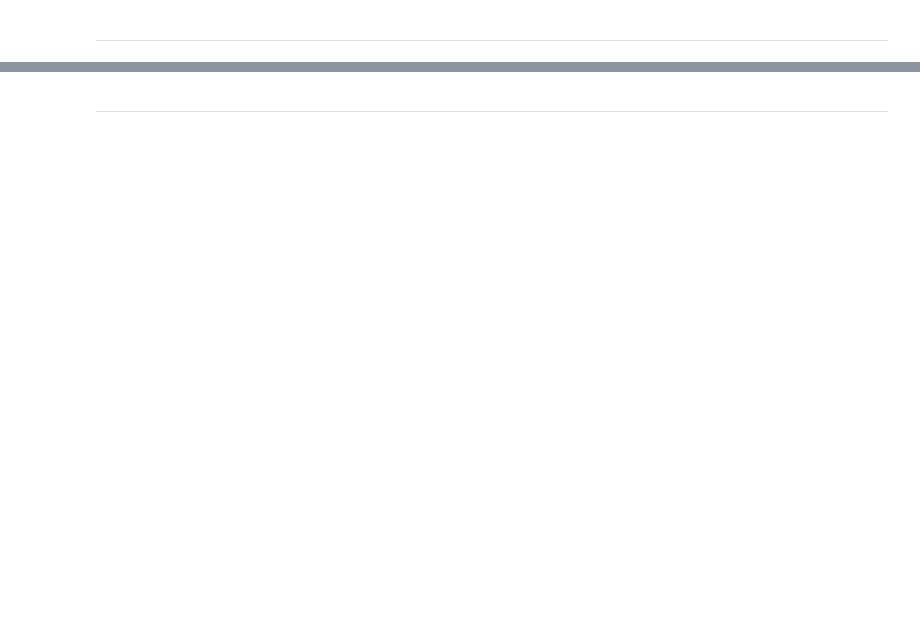
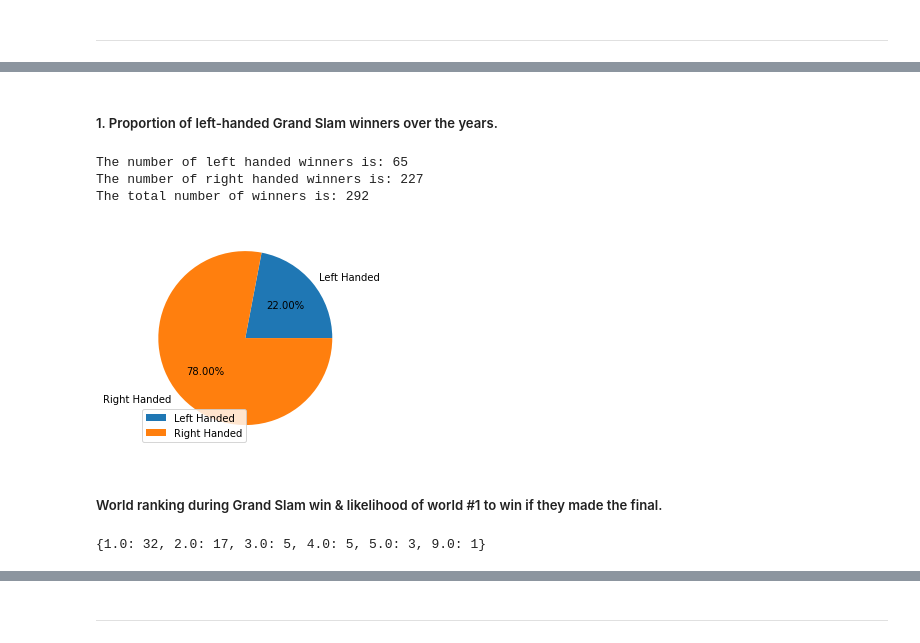
Before and after one commit to carnifast/demo-2, a Jupyter notebook: demo_2.ipynb, the cells around one changed output, grey strips where cells are left out. Cells and saved outputs as stored; diff of their text form; code cells hidden in the pictures; blank space fills up the shorter version.

```diff
--- a/demo_2.ipynb
+++ b/demo_2.ipynb
@@ -36,6 +42,6 @@ import pandas as pd
     - First 5 rows
 # %%
 # Import data from csv file
-df = pd.read_csv('Mens_Tennis_Grand_Slam_Winner.csv')
+winners = pd.read_csv('Mens_Tennis_Grand_Slam_Winner.csv')
 # %%
 # df shape
@@ -88,0 +71,50 @@ df.head()
+# %% [markdown]
+##### 1. Proportion of left-handed Grand Slam winners over the years.
+# %%
+# Count number of left-handed, right-handed, and total number of winners in 'winner_left_or_right_handed' column.
+# I use value_counts() to count the number of unique values in a column. This will output a panda series.
+left_and_right_winners = winners['WINNER_LEFT_OR_RIGHT_HANDED'].value_counts()
+
+# index the above series to get the number of left-handed winners
+left_handed_winners = left_and_right_winners[1]
+
+# index the above series to get the number of right-handed winners
+right_handed_winners = left_and_right_winners[0]
+
+# calculate total number of winners
+total_winners = left_handed_winners + right_handed_winners
+
+
+print('The number of left handed winners is:', left_handed_winners, '\nThe number of right handed winners is:', right_handed_winners, '\nThe total number of winners is:', total_winners)
+# %% [output]
+The number of left handed winners is: 65
+The number of right handed winners is: 227
+The total number of winners is: 292
+# %%
+# Calculate the proportion of left-handed winners vs right handed winners
+# I use the round() function to round the proportion to 2 decimal places
+left_handed_proportion = round(left_handed_winners/total_winners,2)
+
+right_handed_proportion = round(right_handed_winners/total_winners,2)
+# %%
+# Create a pie chart to visualize the proportion of left-handed winners vs right-handed winners
+# I use the plt.pie() function to create a pie chart, the plt.legend() function to add a legend to the pie chart and
+# the plt.show() function to display the pie chart.
+# Display percentages on the pie chart using the autoptc parameter, and rounding to 2 decimal places.
+plt.pie([left_handed_proportion, right_handed_proportion], labels=['Left Handed', 'Right Handed'], autopct = '%.2f%%')
+plt.legend()
+plt.show()
+# %% [output]
+[figure, added]
+# %% [markdown]
+##### World ranking during Grand Slam win & likelihood of world #1 to win if they made the final.
+# %%
+# Count number of Grand Slam Winners who had a world ranking of #1. Do the same for each world ranking available in the winners column.
+# NOTE: rankings are only available past the year of 2006; hence the low number of total rankings.
+# I use value_counts() to count the number of unique values in a column. This will output a panda series.
+winners_rankings = winners['WINNER_ATP_RANKING'].value_counts()
+
+# Create a dictionary of the available winners' rankings and their corresponding number of winners.
+winners_rankings.to_dict()
+# %% [output]
+{1.0: 32, 2.0: 17, 3.0: 5, 4.0: 5, 5.0: 3, 9.0: 1}
```
Also changed, not shown: parts of 31 cells of this notebook.
